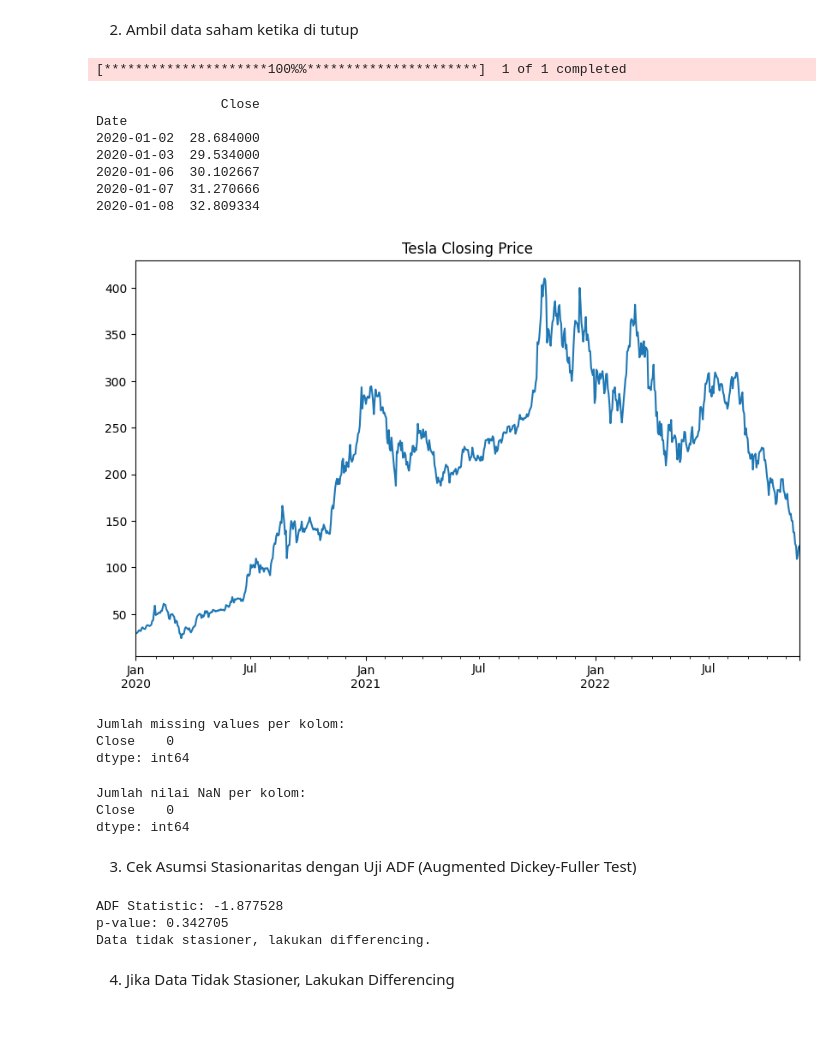
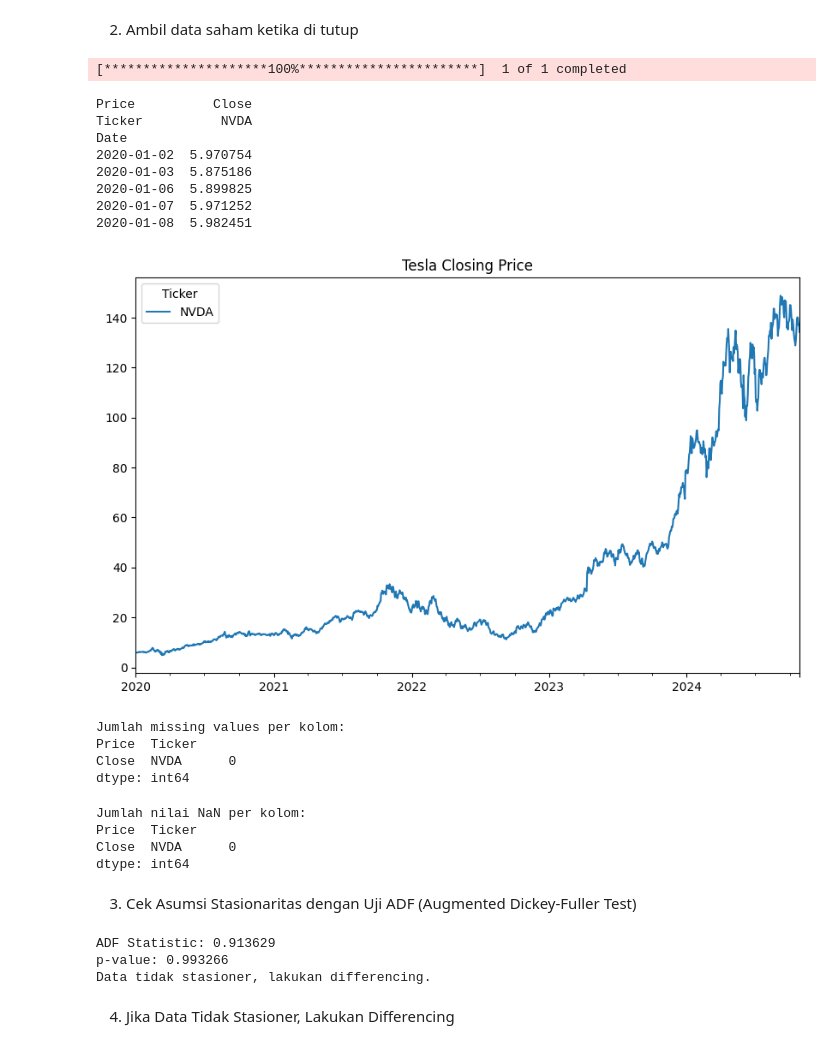
Before and after one commit to RekoNF/EDV_Tugas-and-Quiz, a Jupyter notebook: Rangkuman Pertemuan/Pertemuan 7.ipynb, the cells around one changed output. Cells and saved outputs as stored; diff of their text form; code cells hidden in the pictures; blank space fills up the shorter version.

```diff
--- a/Rangkuman Pertemuan/Pertemuan 7.ipynb
+++ b/Rangkuman Pertemuan/Pertemuan 7.ipynb
@@ -20,26 +20,27 @@ import matplotlib.pyplot as plt
 2. Ambil data saham ketika di tutup
 # %%
 # Ambil data saham Tesla (TSLA)
-data = yf.download('BTC', start='2020-01-01', end='2023-01-01')
+data = yf.download('NVDA', start='2020-01-01', end='2025-01-01')
 data = data[['Close']]  # Kita fokus pada harga penutupan
 print(data.head())
 
 # Set frekuensi pada indeks
 data.index = pd.date_range(start='2020-01-01', periods=len(data), freq='B')  # B untuk hari kerja
 
 # Visualisasi data harga penutupan
 data['Close'].plot(figsize=(10,6), title='Tesla Closing Price')
 plt.show()
 # %% [output]
-[*********************100%%**********************]  1 of 1 completed
+[*********************100%***********************]  1 of 1 completed
-                Close
+Price          Close
+Ticker          NVDA
 Date
-2020-01-02  28.684000
-2020-01-03  29.534000
-2020-01-06  30.102667
-2020-01-07  31.270666
-2020-01-08  32.809334
+2020-01-02  5.970754
+2020-01-03  5.875186
+2020-01-06  5.899825
+2020-01-07  5.971252
+2020-01-08  5.982451
-[figure, old version]
+[figure, new version]
 # %%
 # Cek apakah ada missing value
 missing_values = data.isnull().sum()
@@ -47,7 +48,8 @@ print("Jumlah missing values per kolom:")
 print(missing_values)
 # %% [output]
 Jumlah missing values per kolom:
-Close    0
+Price  Ticker
+Close  NVDA      0
 dtype: int64
 # %%
 # Cek apakah ada nilai NaN
@@ -56,7 +58,8 @@ print("Jumlah nilai NaN per kolom:")
 print(nan_values)
 # %% [output]
 Jumlah nilai NaN per kolom:
-Close    0
+Price  Ticker
+Close  NVDA      0
 dtype: int64
 # %% [markdown]
 3. Cek Asumsi Stasionaritas dengan Uji ADF (Augmented Dickey-Fuller Test)
@@ -75,8 +78,8 @@ if result[1] < 0.05:
 else:
     print("Data tidak stasioner, lakukan differencing.")
 # %% [output]
-ADF Statistic: -1.877528
-p-value: 0.342705
+ADF Statistic: 0.913629
+p-value: 0.993266
 Data tidak stasioner, lakukan differencing.
 # %% [markdown]
 4. Jika Data Tidak Stasioner, Lakukan Differencing
```
Also changed, not shown: parts of 8 cells of this notebook, 1 other file.
